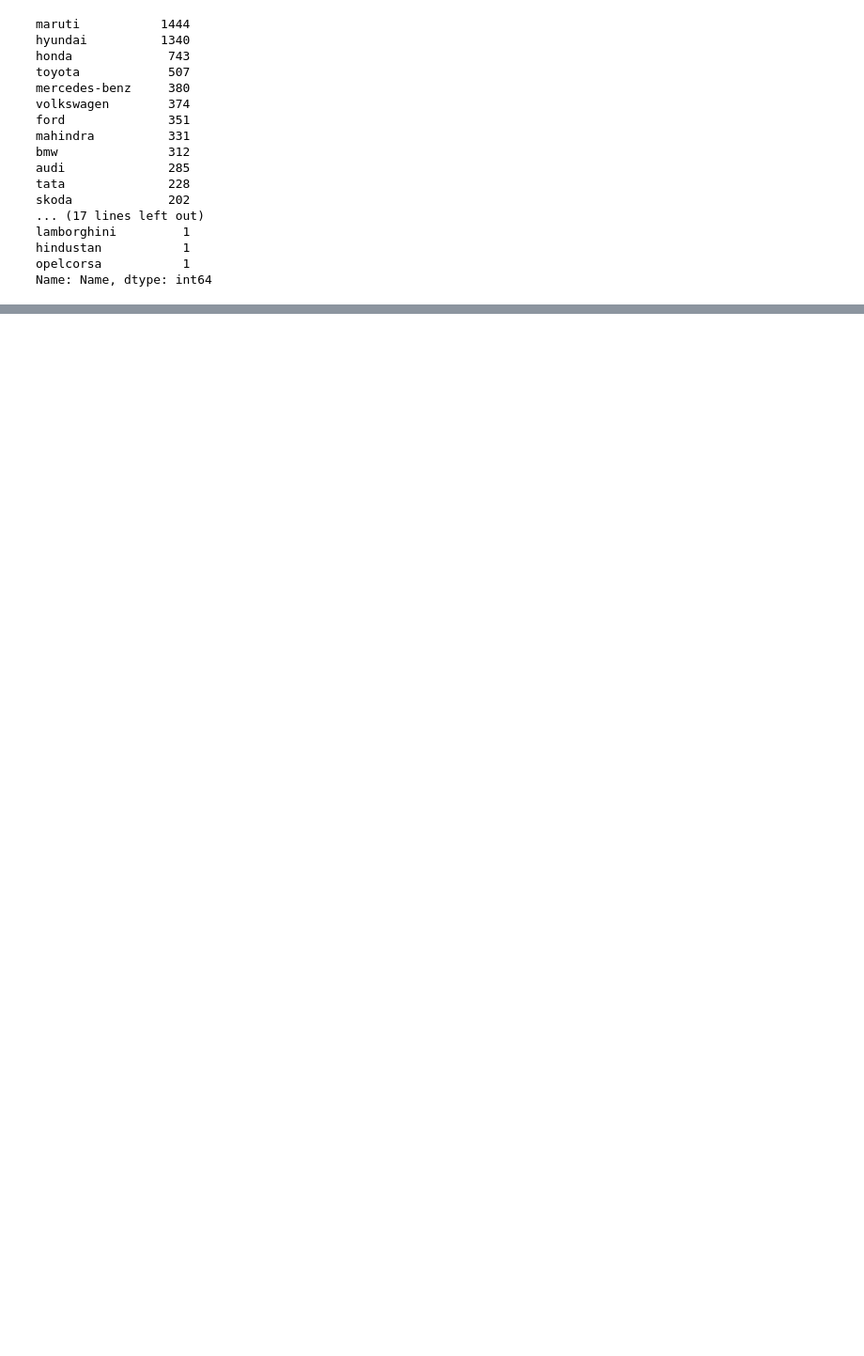
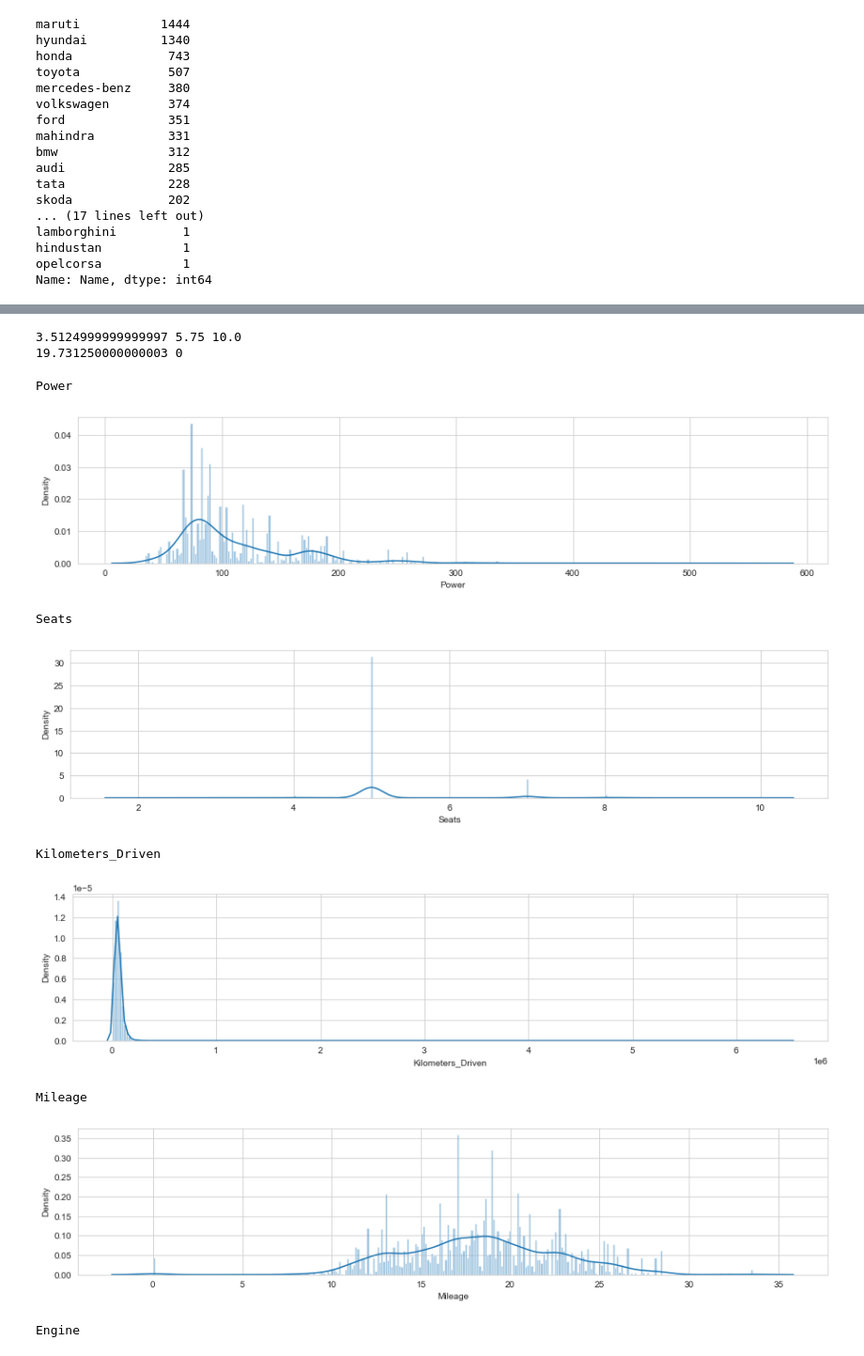
Before and after one commit to Mudit9669/JECRC_CS_Sep22, a Jupyter notebook: day25.ipynb, the cells around one changed output, grey strips where cells are left out. Shown: that part at 94% size. Saved outputs shown, nothing was run; the diff lists cells and outputs as text; code cells hidden in the pictures; blank space fills up the shorter version.

```diff
--- a/day25.ipynb
+++ b/day25.ipynb
@@ -229,0 +381,2 @@ Name: Name, dtype: int64
+# %%
+cars = df.dropna()
@@ -229,0 +435,3 @@ Name: Name, dtype: int64
+# %%
+cars['Power'] = cars['Power'].str.split().str.get(0).astype(float)
+cars['Engine'] = cars['Engine'].str.split().str.get(0).astype(float)
@@ -229,0 +464,41 @@ Name: Name, dtype: int64
+# %%
+num_cols = ['Power', 'Seats','Kilometers_Driven','Mileage', 'Engine']
+# %%
+# PRICE COLUMNS AFTER REMOVING OUTLIERS
+q1 = cars['Price'].quantile(0.25)
+q2 = cars['Price'].quantile(0.5)
+q3 = cars['Price'].quantile(0.75)
+
+print(q1,q2,q3)
+
+iqr = q3-q1
+
+max_lim = (iqr*1.5) + q3
+min_lim = q1 - (iqr*1.5)
+min_lim = 0 #since price can't be negetive
+
+print(max_lim,min_lim)
+#putting arbitary condition to remove some extreme outliers( not sure it it helps )
+cars = cars[cars['Price']<=100]
+# %% [output]
+3.5124999999999997 5.75 10.0
+19.731250000000003 0
+# %%
+def num_analyze(cols):
+    print(cols)
+    fig = plt.figure(figsize=(15,3))
+    sns.distplot(cars[cols],bins = 300)
+    plt.show()
+
+for col in num_cols:
+    num_analyze(col)
+# %% [output]
+Power
+[figure, added]
+Seats
+[figure, added]
+Kilometers_Driven
+[figure, added]
+Mileage
+[figure, added]
+Engine
```
Also changed, not shown: parts of 38 cells of this notebook.
